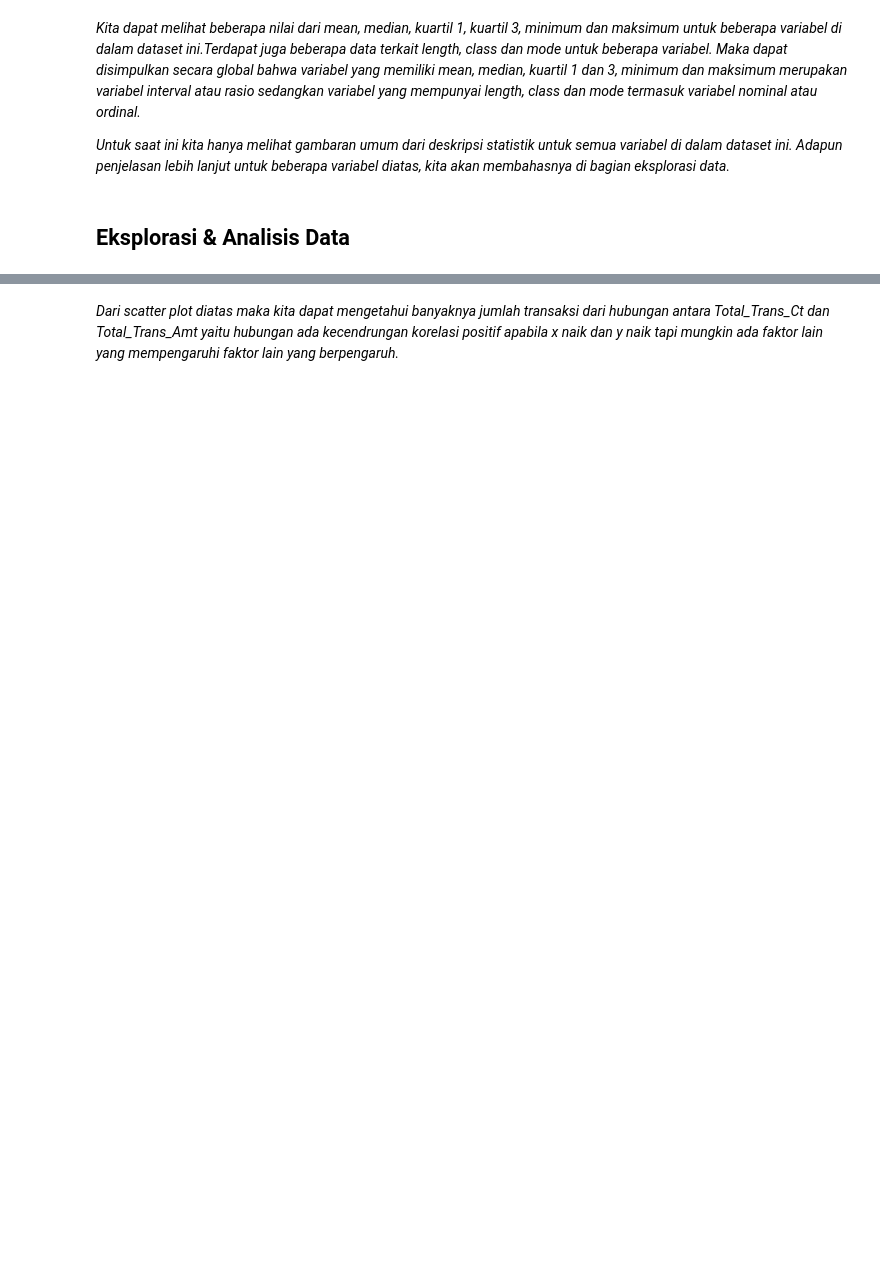
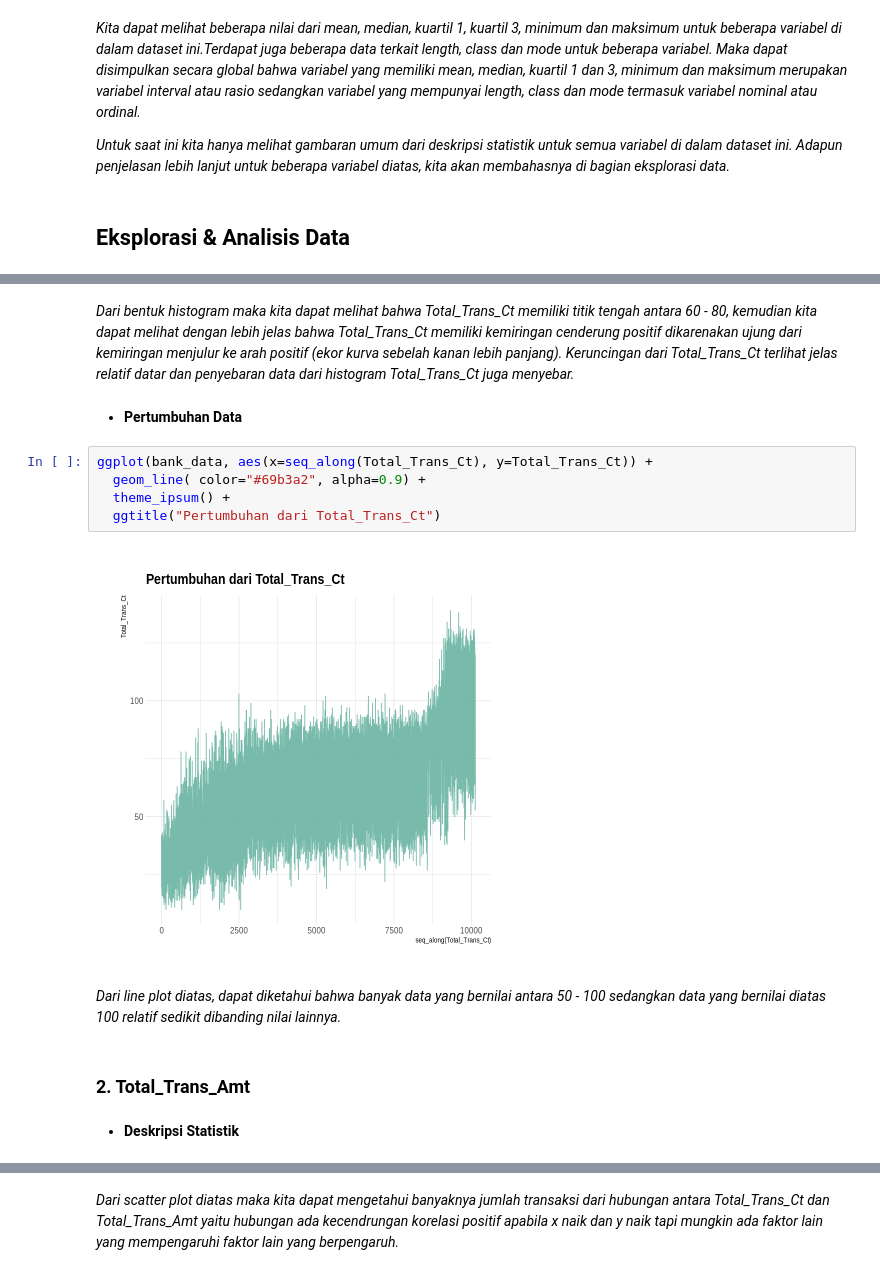
Before and after one commit to dioapw/TUBES_STATISTIKA_DATA, a Jupyter notebook: TUBES_STATISTIKA.ipynb, the cells around one changed output, grey strips where cells are left out. Saved outputs shown, nothing was run; the diff lists cells and outputs as text; blank space fills up the shorter version.

```diff
--- a/TUBES_STATISTIKA.ipynb
+++ b/TUBES_STATISTIKA.ipynb
@@ -178,0 +315,17 @@ plot(
+# %% [markdown]
+*Dari bentuk histogram maka kita dapat melihat bahwa Total_Trans_Ct memiliki titik tengah antara 60 - 80, kemudian kita dapat melihat dengan lebih jelas bahwa Total_Trans_Ct memiliki kemiringan cenderung positif dikarenakan ujung dari kemiringan menjulur ke arah positif (ekor kurva sebelah kanan lebih panjang). Keruncingan dari Total_Trans_Ct terlihat jelas relatif datar dan penyebaran data dari histogram Total_Trans_Ct juga menyebar.*
+# %% [markdown]
+*   **Pertumbuhan Data**
+# %%
+ggplot(bank_data, aes(x=seq_along(Total_Trans_Ct), y=Total_Trans_Ct)) +
+  geom_line( color="#69b3a2", alpha=0.9) +
+  theme_ipsum() +
+  ggtitle("Pertumbuhan dari Total_Trans_Ct")
+# %% [output]
+[figure, added]
+# %% [markdown]
+*Dari line plot diatas, dapat diketahui bahwa banyak data yang bernilai antara 50 - 100 sedangkan data yang bernilai diatas 100 relatif sedikit dibanding nilai lainnya.*
+# %% [markdown]
+### **2. Total_Trans_Amt**
+# %% [markdown]
+*   **Deskripsi Statistik**
```
Also changed, not shown: parts of 80 cells of this notebook.
